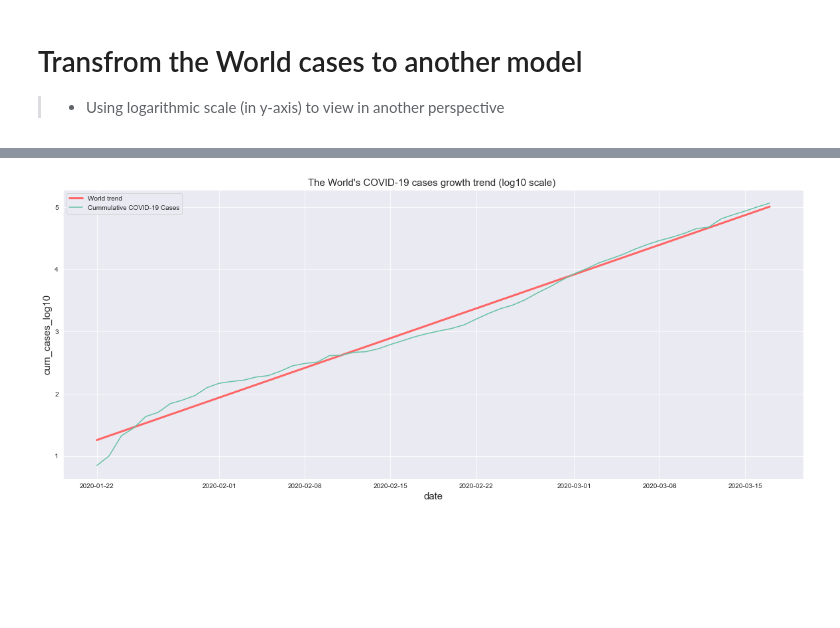
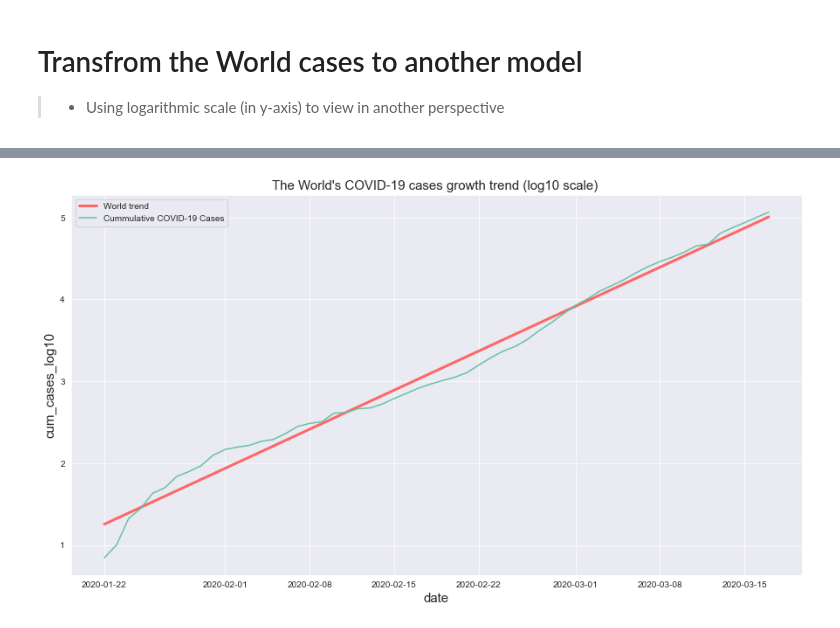
Before and after one commit to sushii2001/COVID-19_Visualization, a Jupyter notebook: covid-19_visualization.ipynb, the cells around one changed output, grey strips where cells are left out. Cells and saved outputs as stored; diff of their text form; code cells hidden in the pictures; blank space fills up the shorter version.

```diff
--- a/covid-19_visualization.ipynb
+++ b/covid-19_visualization.ipynb
@@ -295,24 +295,24 @@ See the caveats in the documentation: https://pandas.pydata.org/pandas-docs/stab
 # %%
 # Define the slope, intercept, r_value, p_value, std_err of trend line:
 slope, intercept, r_value, p_value, std_err = linregress(world_trend_log10['date'].apply(lambda date: date.toordinal()),
                                                 world_trend_log10['cum_cases_log10'])
 
 # Trend line calculation
 line = [slope*xi + intercept for xi in world_trend_log10['date'].apply(lambda date: date.toordinal())]
 
 # Plot setting
-plt.figure(figsize = (20, 8))
+plt.figure(figsize = (15, 8))
 plt.title("The World's COVID-19 cases growth trend (log10 scale) ", size = 15)
 ax.xaxis.set_major_locator(dates.WeekdayLocator(interval=1))
 plt.ylabel("Cummulative COVID-19 Cases", size = 15)
 plt.xlabel("Date", size = 15)
 
 # Trend line plot
 plt.plot(world_trend_log10['date'], line, color='#ff6666', linewidth=3, label="World trend")
 ax = sns.lineplot(data=world_trend_log10, x=world_trend_log10['date'], y=world_trend_log10['cum_cases_log10'],
         label = 'Cummulative COVID-19 Cases')
 
 plt.legend()
 plt.show()
 # %% [output]
-[figure, old version]
+[figure, new version]
```
Also changed, not shown: parts of 13 cells of this notebook.
